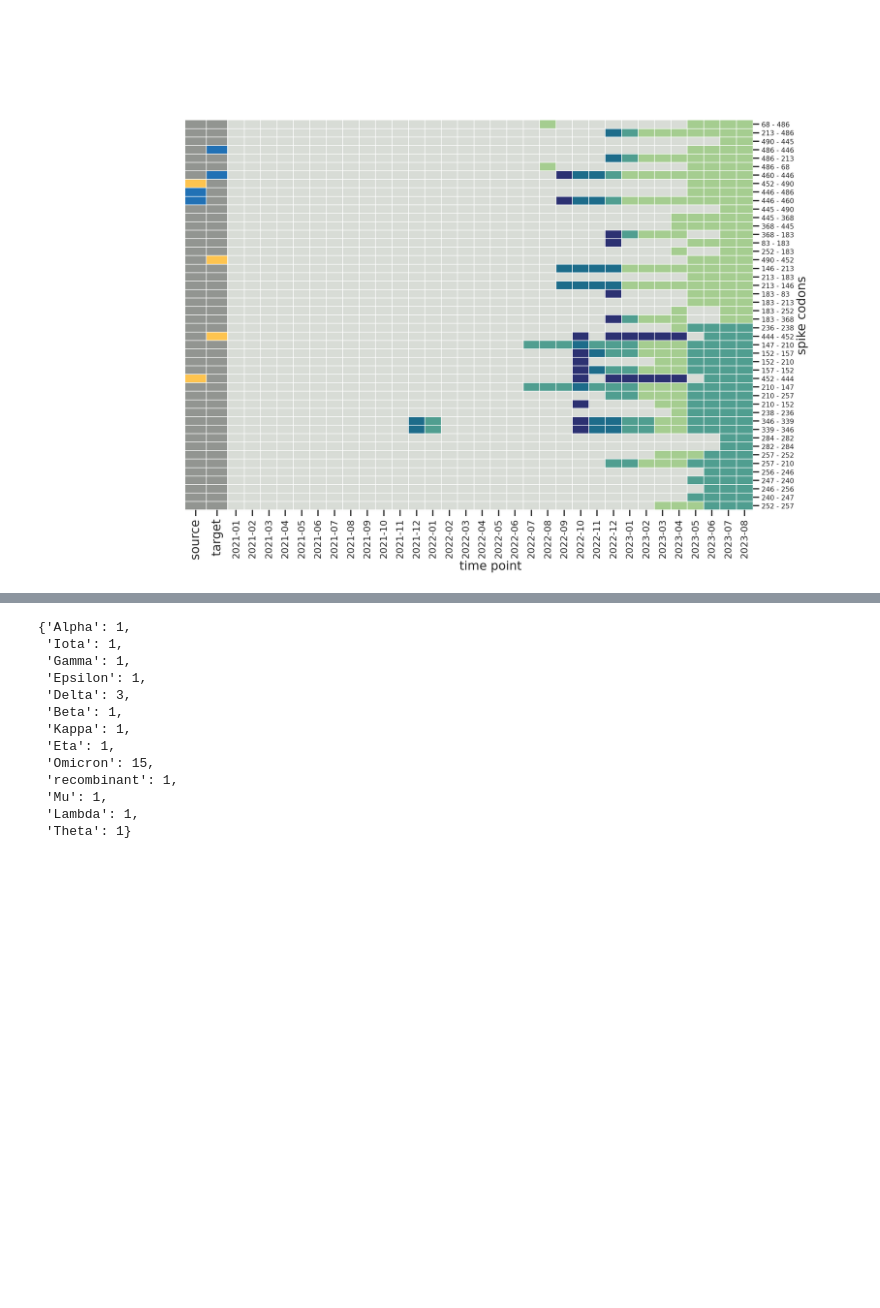
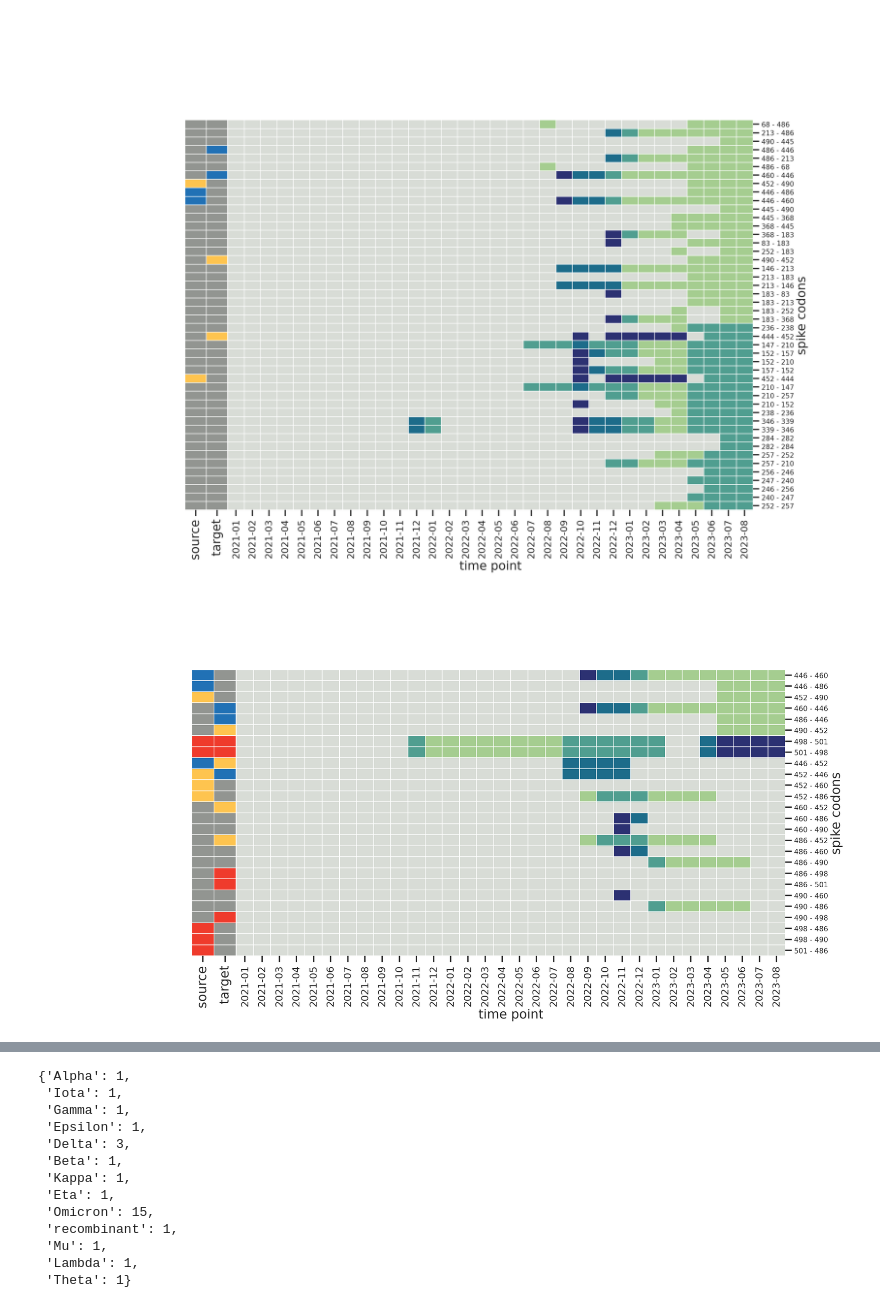
Before and after one commit to microbial-pangenomes-lab/2022_sarscov2_epistasis, a Jupyter notebook: notebooks/update.ipynb, the cells around one changed output, grey strips where cells are left out. Saved outputs shown, nothing was run; the diff lists cells and outputs as text; code cells hidden in the pictures; blank space fills up the shorter version.

```diff
--- a/notebooks/update.ipynb
+++ b/notebooks/update.ipynb
@@ -32,12 +32,12 @@ print(INTERESTING)
 df = []
 d_mutated = {}
 all_mutated = set()
-for name in sorted(os.listdir('../out/time-filtered-subsets/')):
+for name in sorted(os.listdir('../out/update/time-filtered-subsets/')):
     try:
-        df.append(read_mi(f'../out/time-filtered-subsets/{name}/mi_annotated.tsv.gz',
+        df.append(read_mi(f'../out/update/time-filtered-subsets/{name}/mi_annotated.tsv.gz',
                           name,
                           date=True))
-        mutated = get_rbd_mutated('../out/time-filtered-lineages/',
+        mutated = get_rbd_mutated('../out/update/time-filtered-lineages/',
                                   names=[name,])
         d_mutated[name] = mutated.union(all_mutated)
         all_mutated = mutated.union(all_mutated)
@@ -470,3 +470,12 @@ plt.savefig('update_6.svg',
             transparent=True);
 # %% [output]
 [figure]
+# %%
+follow_up_positions = {446, 452, 460, 486, 490, 498, 501}
+# %%
+df['pair'] = ['%d-%d' % (x, y)
+              if str(x) != 'nan'
+              and str(y) != 'nan'
+              else np.nan
+              for x, y in df[['feature_codon_source',
+                              'feature_codon_target']].values]
@@ -472,0 +499,63 @@ plt.savefig('update_6.svg',
+# %%
+s = s3
+
+s = s.sort_values(LAST_DATE, ascending=False)
+# %%
+cmap = plt.get_cmap('crest_r').copy()
+cmap.set_bad('xkcd:light grey')
+
+colors1 = []
+colors2 = []
+for x, y in s.index:
+    if x in AFFINITY:
+        colors1.append('#ef3b2cff')
+    elif x in ESCAPE:
+        colors1.append('#2171b5ff')
+    elif x in MOI:
+        colors1.append('#fec44fff')
+    else:
+        colors1.append('xkcd:grey')
+
+    if y in AFFINITY:
+        colors2.append('#ef3b2cff')
+    elif y in ESCAPE:
+        colors2.append('#2171b5ff')
+    elif y in MOI:
+        colors2.append('#fec44fff')
+    else:
+        colors2.append('xkcd:grey')
+
+cm = sns.clustermap(s, cmap=cmap,
+                    row_cluster=False, col_cluster=False,
+                    row_colors=pd.DataFrame([[a, b] for a, b in zip(colors1, colors2)],
+                                            columns=['source', 'target'],
+                                            index=s.index),
+                    linewidths=0.005,
+                    cbar_pos=None,
+                    figsize=(17, 9),
+                    vmin=1, vmax=4)
+
+cm.ax_heatmap.set_xlabel('time point')
+cm.ax_heatmap.set_ylabel('spike codons')
+
+cm.ax_heatmap.set_xticks([x + 0.5 for x in range(s.shape[1])],
+                         s.columns,
+                         fontsize=14)
+cm.ax_heatmap.set_yticks([x + 0.5 for x in range(s.shape[0])],
+                         [f'{int(x)} - {int(y)}' for x, y in s.index],
+                         fontsize=10)
+
+cm.ax_row_colors.set_xticks([0.5, 1.5],
+                            ['source', 'target'],
+                            fontsize=18)
+
+plt.savefig('update_6a.png',
+            dpi=300,
+            bbox_inches='tight',
+            transparent=True)
+plt.savefig('update_6a.svg',
+            dpi=300,
+            bbox_inches='tight',
+            transparent=True);
+# %% [output]
+[figure, added]
```
Also changed, not shown: parts of 13 cells of this notebook, 4 other files.
